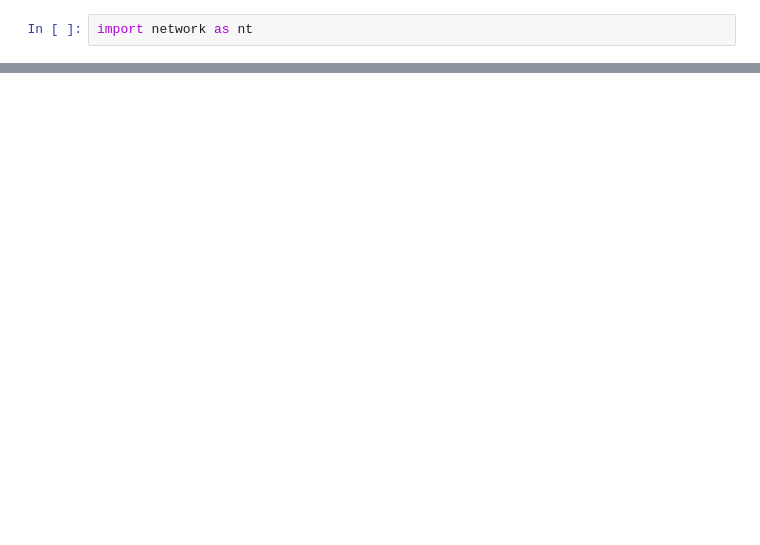
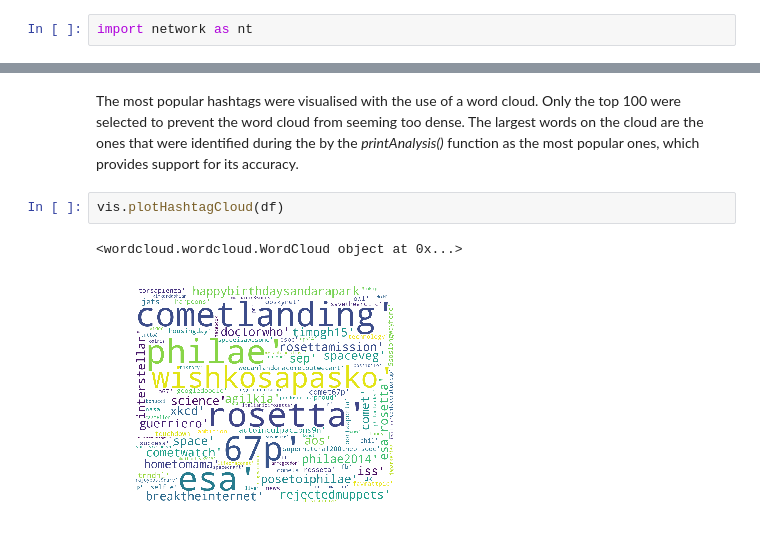
Before and after one commit to vlmolnar/CS2006-Python2, a Jupyter notebook: code/Analysis.ipynb, the cells around one changed output, grey strips where cells are left out. Drawn from its saved outputs; the diff is of its cells as text; blank space fills up the shorter version.

```diff
--- a/code/Analysis.ipynb
+++ b/code/Analysis.ipynb
@@ -45,0 +52,8 @@ Number of unique users: 50157
+# %% [markdown]
+<p>The most popular hashtags were visualised with the use of a word cloud. Only the top 100 were selected to prevent the word cloud from seeming too dense. The largest words on the cloud are the ones that were identified during the by the <i>printAnalysis()</i> function as the most popular ones, which provides support for its accuracy.
+</p>
+# %%
+vis.plotHashtagCloud(df)
+# %% [output]
+<wordcloud.wordcloud.WordCloud object at 0x...>
+[figure, added]
```
Also changed, not shown: parts of 37 cells of this notebook, 5 other files.
